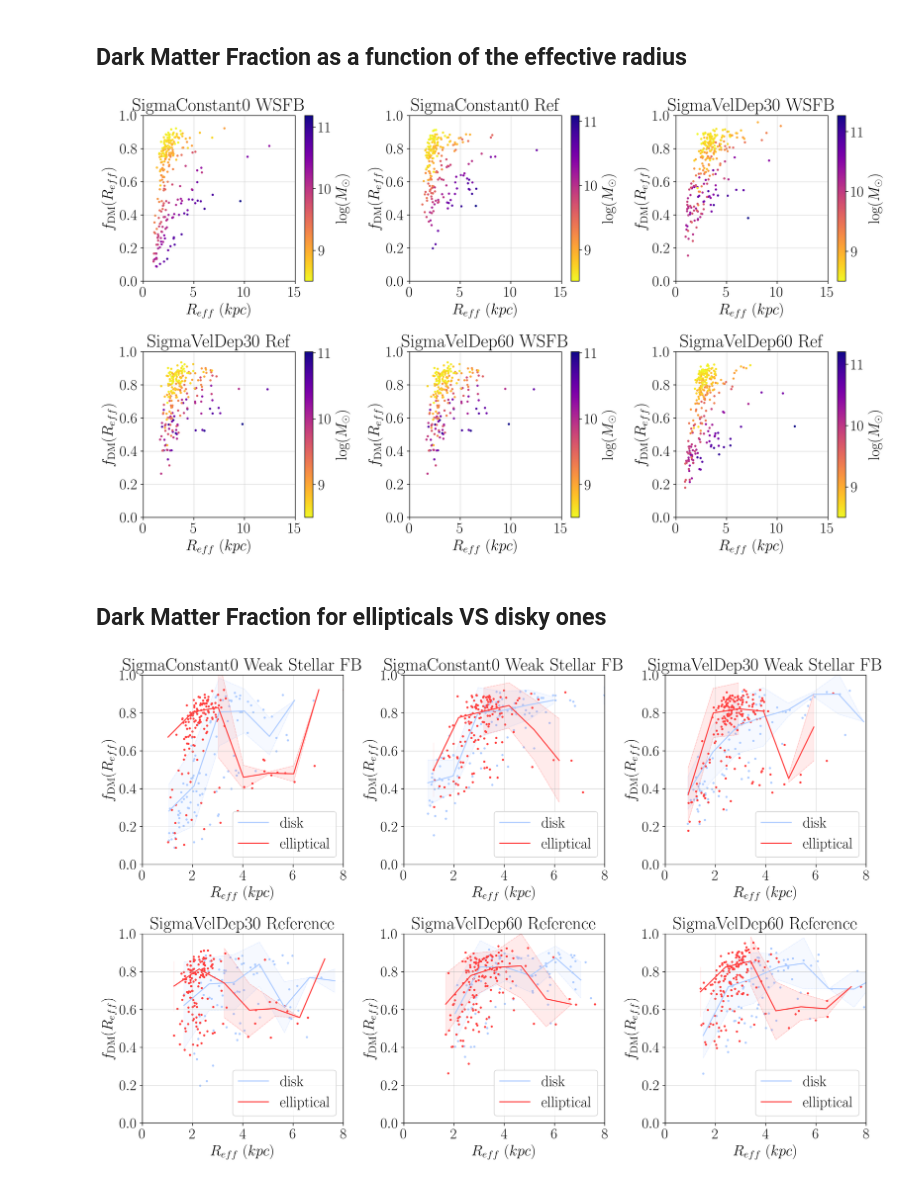
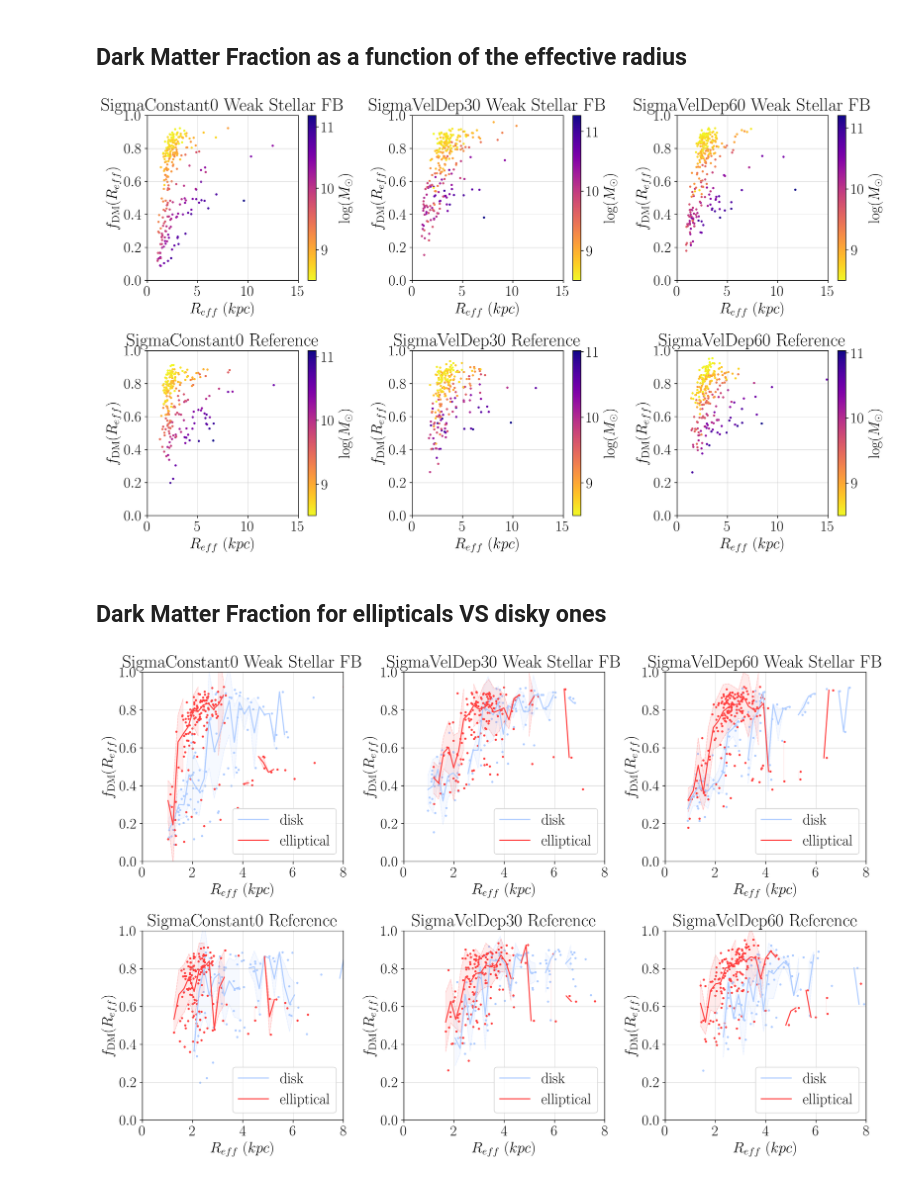
Before and after one commit to Annapreto23/TangoSIDM_DMFraction, a Jupyter notebook: data/TangoSIDM/fDM_plots.ipynb, the cells around one changed output. Cells and saved outputs as stored; diff of their text form; code cells hidden in the pictures.

Commit message:
Add files via upload
Correction of the subplot arrangement and addition of a more relevant supplementary figure.

```diff
--- a/data/TangoSIDM/fDM_plots.ipynb
+++ b/data/TangoSIDM/fDM_plots.ipynb
@@ -175,58 +177,63 @@ plt.show()
 # %%
 # Define data
 file_paths = ['Halo_data_L025N376WeakStellarFBSigmaConstant00.hdf5',
+              'Halo_data_L025N376WeakStellarFBSigmaVelDep30Anisotropic.hdf5',
+              'Halo_data_L025N376WeakStellarFBSigmaVelDep60Anisotropic.hdf5',
               'Halo_data_L025N376ReferenceSigmaConstant00.hdf5',
-              'Halo_data_L025N376WeakStellarFBSigmaVelDep30Anisotropic.hdf5',
               'Halo_data_L025N376ReferenceSigmaVelDep30Anisotropic.hdf5',
-              'Halo_data_L025N376ReferenceSigmaVelDep30Anisotropic.hdf5',
-              'Halo_data_L025N376WeakStellarFBSigmaVelDep60Anisotropic.hdf5']
+              'Halo_data_L025N376ReferenceSigmaVelDep60Anisotropic.hdf5']
 
-file_names = ['WSFB', 'Ref', 'WSFB', 'Ref', 'WSFB', 'Ref']
-titles = ['SigmaConstant0', 'SigmaVelDep30', 'SigmaVelDep60']
-colors = ['orange', 'blue']
+file_names = ['Weak Stellar FB', 'Weak Stellar FB', 'Weak Stellar FB', 'Reference', 'Reference', 'Reference']
+titles = ['SigmaConstant0', 'SigmaVelDep30', 'SigmaVelDep60', 'SigmaConstant0', 'SigmaVelDep30', 'SigmaVelDep60']
+
 
 fig, axs = plt.subplots(2, 3, figsize=(15, 9), dpi=200)
 
 for j, file_path in enumerate(file_paths):
     row = j // 3
     col = j % 3
 
     ax = axs[row, col]
 
-    if j % 1 == 0:
-        ax.set_xlabel(r'$R_{eff}$ ($kpc$)')
-        ax.set_ylabel(r'$f_{\mathrm{DM}}(R_{eff})$')
-        ax.set_ylim([0, 1])
-        ax.set_xlim([0, 15])
-        ax.grid(linestyle='-', linewidth=0.3)
-        ax.set_title(titles[j // 2] + ' ' + file_names[j])
+
+    ax.set_xlabel(r'$R_{eff}$ ($kpc$)')
+    ax.set_ylabel(r'$f_{\mathrm{DM}}(R_{eff})$')
+    ax.set_ylim([0, 1])
+    ax.set_xlim([0, 15])
+    ax.grid(linestyle='-', linewidth=0.3)
+    ax.set_title(titles[j] + ' ' + file_names[j])
 
     halo = classhalo(file_path, type='all')
 
     Reff = halo.GalaxyHalfLightRadius
     fDM = halo.fDM
     f = []
     for k in range(len(fDM[0, :])):
         f.append(np.interp(halo.GalaxyHalfLightRadius[k], halo.Velocity_radial_bins, fDM[:, k]))
 
     sc = ax.scatter(Reff, f, c=halo.Mstar, cmap = 'plasma_r')
 
     if j % 1 == 0:
         plt.colorbar(sc, ax=ax, label = r'log($M_{\odot})$')
 
     bins = np.arange(halo.GalaxyHalfLightRadius.min(), halo.GalaxyHalfLightRadius.max(), 2)
 
     bin_means, bin_edges, _ = stats.binned_statistic(Reff, f, bins=bins, statistic='median')
     bin_std, _, _ = stats.binned_statistic(Reff, f, bins=bins, statistic='std')
 
 plt.tight_layout()
+plt.savefig('fDMvsR.pdf')
+plt.savefig('fDMvsR.png')
 plt.show()
 # %% [output]
-[figure, old version]
+[figure, new version]
 # %% [markdown]
 ## Dark Matter Fraction for ellipticals VS disky ones
 # %%
 # Define data
+maxval = 1e12
+minval = 1e8
+nb = 0.2
 
 
 file_paths = ['Halo_data_L025N376WeakStellarFBSigmaConstant00.hdf5',
@@ -237,8 +244,8 @@ file_paths = ['Halo_data_L025N376WeakStellarFBSigmaConstant00.hdf5',
               'Halo_data_L025N376ReferenceSigmaVelDep60Anisotropic.hdf5']
 
 file_names = ['Weak Stellar FB', 'Weak Stellar FB', 'Weak Stellar FB', 'Reference', 'Reference', 'Reference']
-titles = ['SigmaConstant0', 'SigmaVelDep30', 'SigmaVelDep60']
-colors = [(174/255, 204/255, 255/255), (1, 63/255, 63/255)]  # RVB pour bleu clair et rouge clair
+titles = ['SigmaConstant0', 'SigmaVelDep30', 'SigmaVelDep60', 'SigmaConstant0', 'SigmaVelDep30', 'SigmaVelDep60']
+colors = [(174/255, 204/255, 255/255), (1, 63/255, 63/255)]
 
 # Create figure with 6 subplots
 fig, axs = plt.subplots(2, 3, figsize=(15, 10), dpi=200)
@@ -249,23 +256,24 @@ for j, file_path in enumerate(file_paths):
 
     ax = axs[row, col]
 
-    if j % 1 == 0:
-        ax.set_xlabel(r'$R_{eff}$ ($kpc$)')
-        ax.set_ylabel(r'$f_{\mathrm{DM}}(R_{eff})$')
-        ax.set_ylim([0, 1])
-        ax.set_xlim([0, 8])
-        ax.grid(linestyle='-', linewidth=0.3)
-        ax.set_title(titles[j // 2] + ' ' + file_names[j])
+
+    ax.set_xlabel(r'$R_{eff}$ ($kpc$)')
+    ax.set_ylabel(r'$f_{\mathrm{DM}}(R_{eff})$')
+    ax.set_ylim([0, 1])
+    ax.set_xlim([0, 8])
+    ax.grid(linestyle='-', linewidth=0.3)
+    ax.set_title(titles[j] + ' ' + file_names[j])
 
     # Plot data for disk
     halo_disk = classhalo(file_path, type='disk')
-    Reff_disk = halo_disk.GalaxyHalfLightRadius
-    fDM_disk = halo_disk.fDM
+    i = np.where((10**halo_disk.Mstar<maxval) & (10**halo_disk.Mstar>minval))[0]
+    Reff_disk = halo_disk.GalaxyHalfLightRadius[i]
+    fDM_disk = halo_disk.fDM[:,i]
     f_disk = [np.interp(halo_disk.GalaxyHalfLightRadius[k], halo_disk.Velocity_radial_bins, fDM_disk[:, k]) for k in range(len(fDM_disk[0, :]))]
 
     ax.scatter(Reff_disk, f_disk, c=colors[0])
 
-    bins_disk = np.arange(halo_disk.GalaxyHalfLightRadius.min(), halo_disk.GalaxyHalfLightRadius.max(), 1)
+    bins_disk = np.arange(halo_disk.GalaxyHalfLightRadius.min(), halo_disk.GalaxyHalfLightRadius.max(), nb)
     bin_means_disk, bin_edges_disk, _ = stats.binned_statistic(Reff_disk, f_disk, bins=bins_disk, statistic='median')
     bin_std_disk, _, _ = stats.binned_statistic(Reff_disk, f_disk, bins=bins_disk, statistic='std')
 
@@ -276,12 +284,13 @@ for j, file_path in enumerate(file_paths):
 
     # Plot data for elliptical
     halo_elliptical = classhalo(file_path, type='elliptical')
-    Reff_elliptical = halo_elliptical.GalaxyHalfLightRadius
-    fDM_elliptical = halo_elliptical.fDM
+    i = np.where((10**halo_elliptical.Mstar<maxval) & (10**halo_elliptical.Mstar>minval))[0]
+    Reff_elliptical = halo_elliptical.GalaxyHalfLightRadius[i]
+    fDM_elliptical = halo_elliptical.fDM[:,i]
     f_elliptical = [np.interp(halo_elliptical.GalaxyHalfLightRadius[k], halo_elliptical.Velocity_radial_bins, fDM_elliptical[:, k]) for k in range(len(fDM_elliptical[0, :]))]
 
     ax.scatter(Reff_elliptical, f_elliptical, c=colors[1])
-    bins_elliptical = np.arange(halo_elliptical.GalaxyHalfLightRadius.min(), halo_elliptical.GalaxyHalfLightRadius.max(), 1)
+    bins_elliptical = np.arange(halo_elliptical.GalaxyHalfLightRadius.min(), halo_elliptical.GalaxyHalfLightRadius.max(), nb)
     bin_means_elliptical, bin_edges_elliptical, _ = stats.binned_statistic(Reff_elliptical, f_elliptical, bins=bins_elliptical, statistic='median')
     bin_std_elliptical, _, _ = stats.binned_statistic(Reff_elliptical, f_elliptical, bins=bins_elliptical, statistic='std')
 
@@ -293,6 +302,9 @@ for j, file_path in enumerate(file_paths):
     ax.legend()
 
 plt.tight_layout()
+plt.savefig('fDMvsR_type.pdf')
+plt.savefig('fDMvsR_type.png')
+
 plt.show()
 # %% [output]
-[figure, old version]
+[figure, new version]
```
Also changed, not shown: parts of 2 cells of this notebook.
